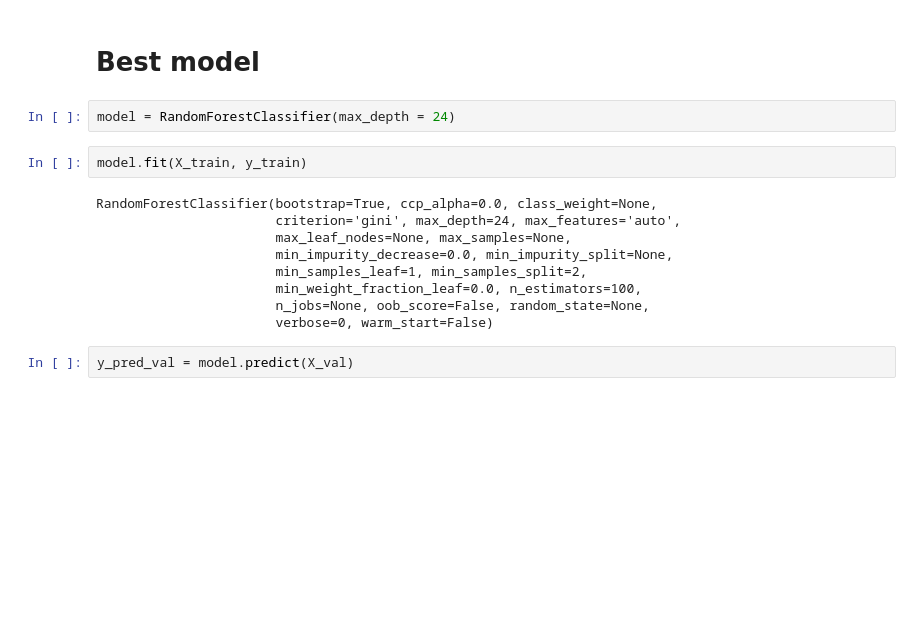
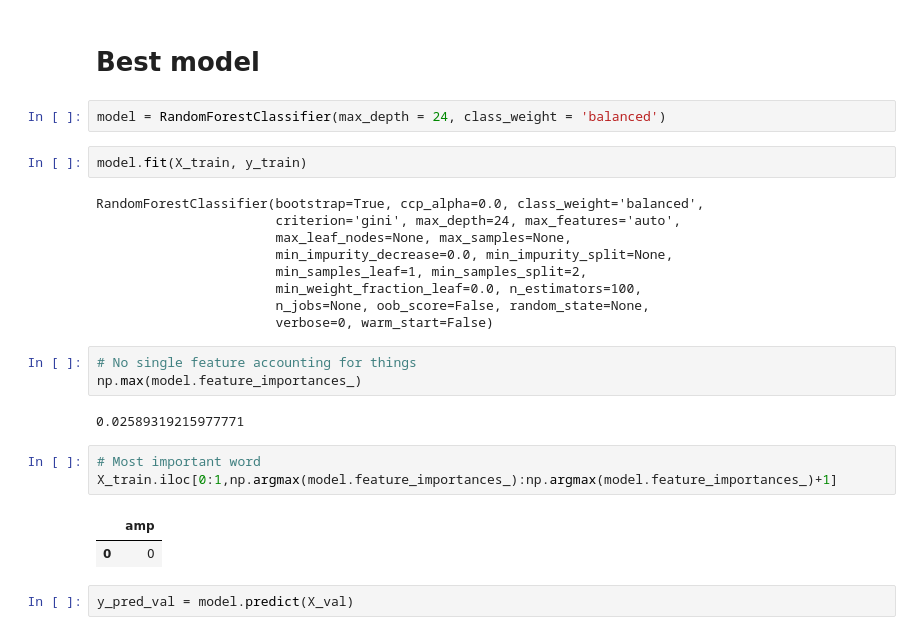
Before and after one commit to mixerupper/nlp-poetry-authorship, a Jupyter notebook: code/03-notebooks/02-random-forest.ipynb, the cells around one changed output. Drawn from its saved outputs; the diff is of its cells as text; blank space fills up the shorter version.

```diff
--- a/code/03-notebooks/02-random-forest.ipynb
+++ b/code/03-notebooks/02-random-forest.ipynb
@@ -87,11 +87,11 @@ Maximum validation accuracy, 57.48% found at max depth of 24.
 # %% [markdown]
 # Best model
 # %%
-model = RandomForestClassifier(max_depth = 24)
+model = RandomForestClassifier(max_depth = 24, class_weight = 'balanced')
 # %%
 model.fit(X_train, y_train)
 # %% [output]
-RandomForestClassifier(bootstrap=True, ccp_alpha=0.0, class_weight=None,
+RandomForestClassifier(bootstrap=True, ccp_alpha=0.0, class_weight='balanced',
                        criterion='gini', max_depth=24, max_features='auto',
                        max_leaf_nodes=None, max_samples=None,
                        min_impurity_decrease=0.0, min_impurity_split=None,
@@ -99,6 +99,17 @@ RandomForestClassifier(bootstrap=True, ccp_alpha=0.0, class_weight=None,
                        min_weight_fraction_leaf=0.0, n_estimators=100,
                        n_jobs=None, oob_score=False, random_state=None,
                        verbose=0, warm_start=False)
+# %%
+# No single feature accounting for things
+np.max(model.feature_importances_)
+# %% [output]
+0.02589319215977771
+# %%
+# Most important word
+X_train.iloc[0:1,np.argmax(model.feature_importances_):np.argmax(model.feature_importances_)+1]
+# %% [output]
+|  | amp |
+| 0 | 0 |
 # %%
 y_pred_val = model.predict(X_val)
 # %%
```
Also changed, not shown: parts of 2 cells of this notebook, 14 other files.
